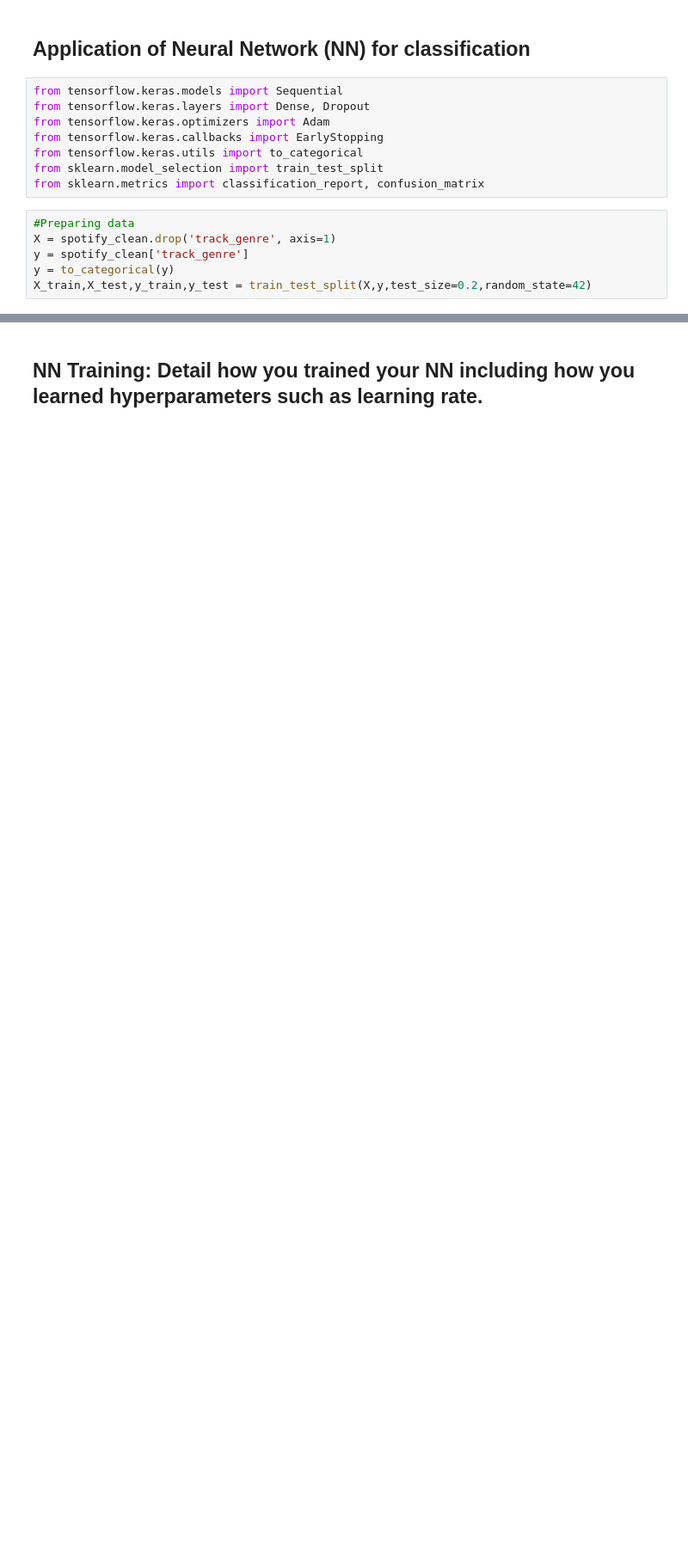
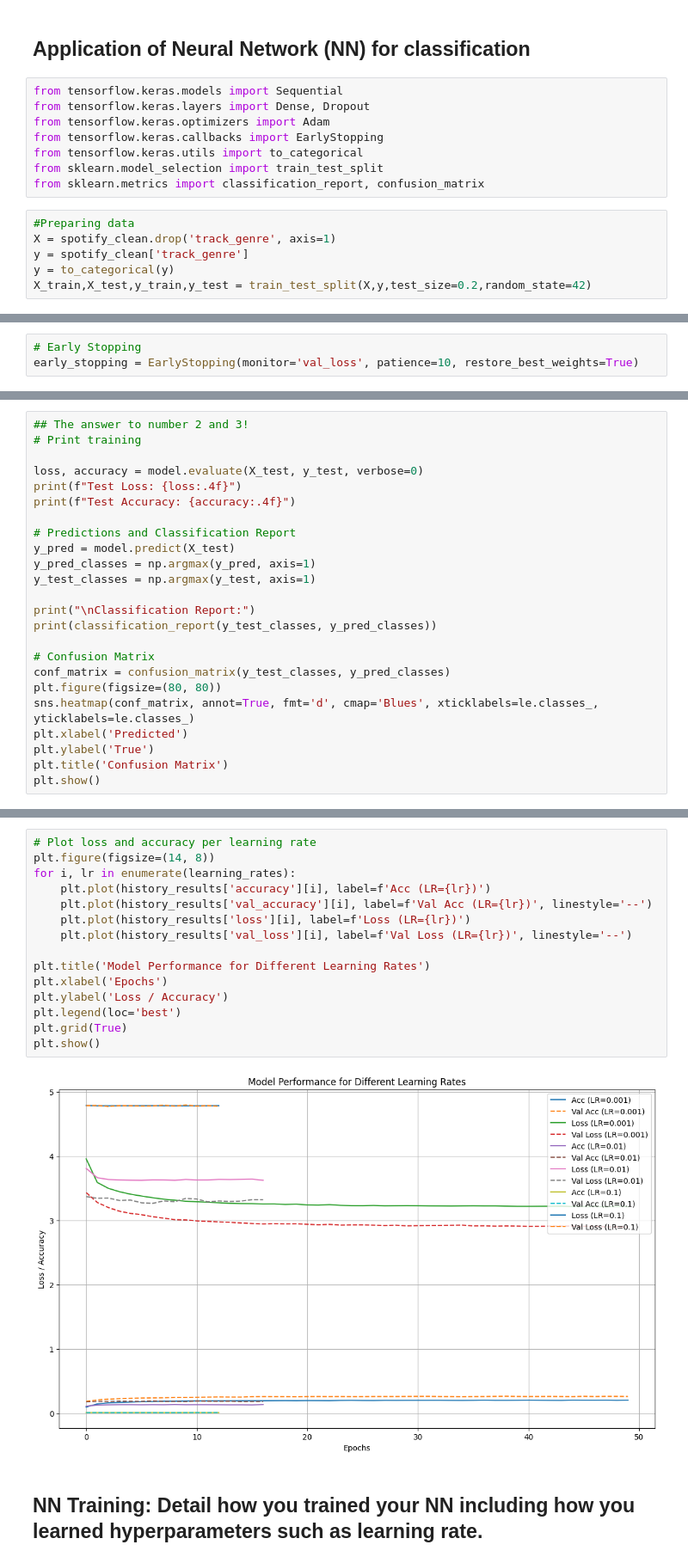
Before and after one commit to rghosh1353/spotify_genre_proj, a Jupyter notebook: Check_In_6_NN.ipynb, the cells around one changed output, grey strips where cells are left out. Shown at 86% size. Saved outputs shown, nothing was run; the diff lists cells and outputs as text; blank space fills up the shorter version.

```diff
--- a/Check_In_6_NN.ipynb
+++ b/Check_In_6_NN.ipynb
@@ -103,0 +109,3 @@ X_train,X_test,y_train,y_test = train_test_split(X,y,test_size=0.2,random_state=
+# %%
+# Early Stopping
+early_stopping = EarlyStopping(monitor='val_loss', patience=10, restore_best_weights=True)
@@ -103,0 +140,24 @@ X_train,X_test,y_train,y_test = train_test_split(X,y,test_size=0.2,random_state=
+# %%
+## The answer to number 2 and 3!
+# Print training
+
+loss, accuracy = model.evaluate(X_test, y_test, verbose=0)
+print(f"Test Loss: {loss:.4f}")
+print(f"Test Accuracy: {accuracy:.4f}")
+
+# Predictions and Classification Report
+y_pred = model.predict(X_test)
+y_pred_classes = np.argmax(y_pred, axis=1)
+y_test_classes = np.argmax(y_test, axis=1)
+
+print("\nClassification Report:")
+print(classification_report(y_test_classes, y_pred_classes))
+
+# Confusion Matrix
+conf_matrix = confusion_matrix(y_test_classes, y_pred_classes)
+plt.figure(figsize=(80, 80))
+sns.heatmap(conf_matrix, annot=True, fmt='d', cmap='Blues', xticklabels=le.classes_, yticklabels=le.classes_)
+plt.xlabel('Predicted')
+plt.ylabel('True')
+plt.title('Confusion Matrix')
+plt.show()
@@ -104,3 +297,20 @@ X_train,X_test,y_train,y_test = train_test_split(X,y,test_size=0.2,random_state=
+# %%
+# Plot loss and accuracy per learning rate
+plt.figure(figsize=(14, 8))
+for i, lr in enumerate(learning_rates):
+    plt.plot(history_results['accuracy'][i], label=f'Acc (LR={lr})')
+    plt.plot(history_results['val_accuracy'][i], label=f'Val Acc (LR={lr})', linestyle='--')
+    plt.plot(history_results['loss'][i], label=f'Loss (LR={lr})')
+    plt.plot(history_results['val_loss'][i], label=f'Val Loss (LR={lr})', linestyle='--')
+
+plt.title('Model Performance for Different Learning Rates')
+plt.xlabel('Epochs')
+plt.ylabel('Loss / Accuracy')
+plt.legend(loc='best')
+plt.grid(True)
+plt.show()
+# %% [output]
+[figure, added]
 # %% [markdown]
 ## NN Training: Detail how you trained your NN including how you learned hyperparameters such as learning rate.
 # %% [markdown]
```
Also changed, not shown: parts of 11 cells of this notebook.
